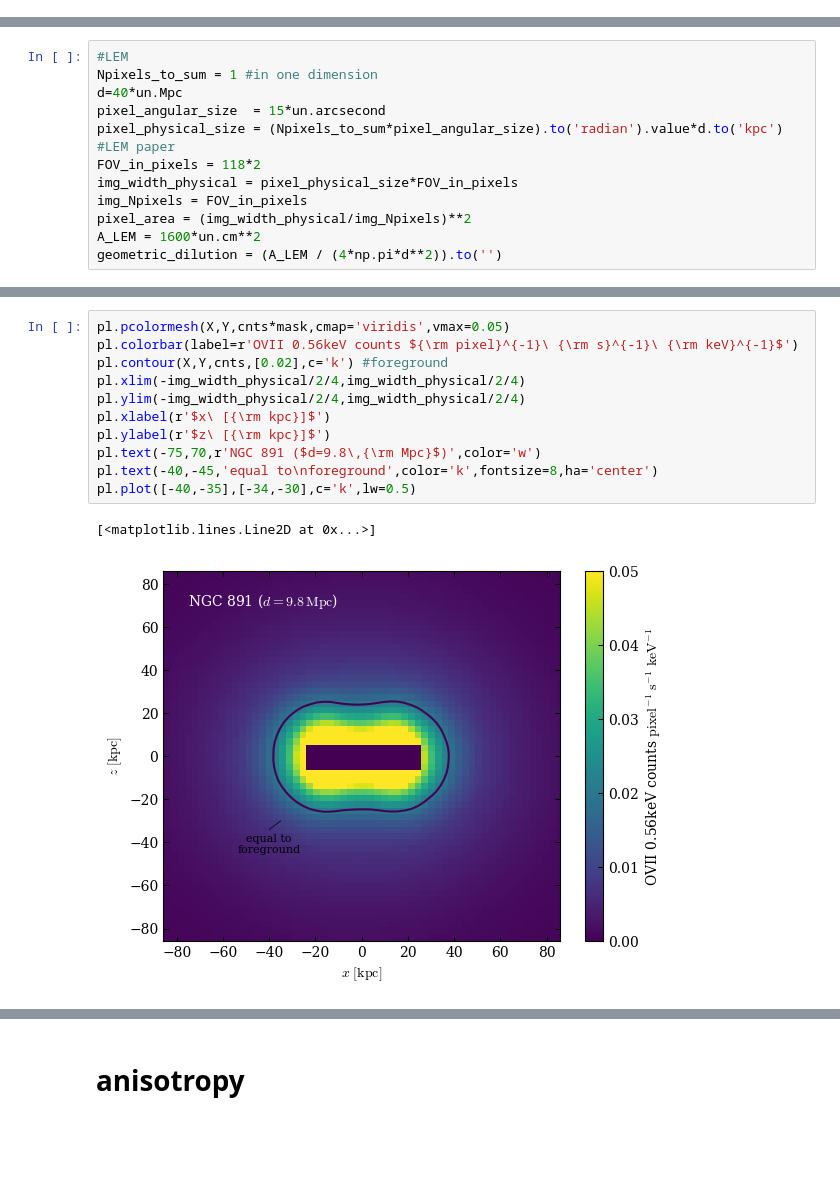
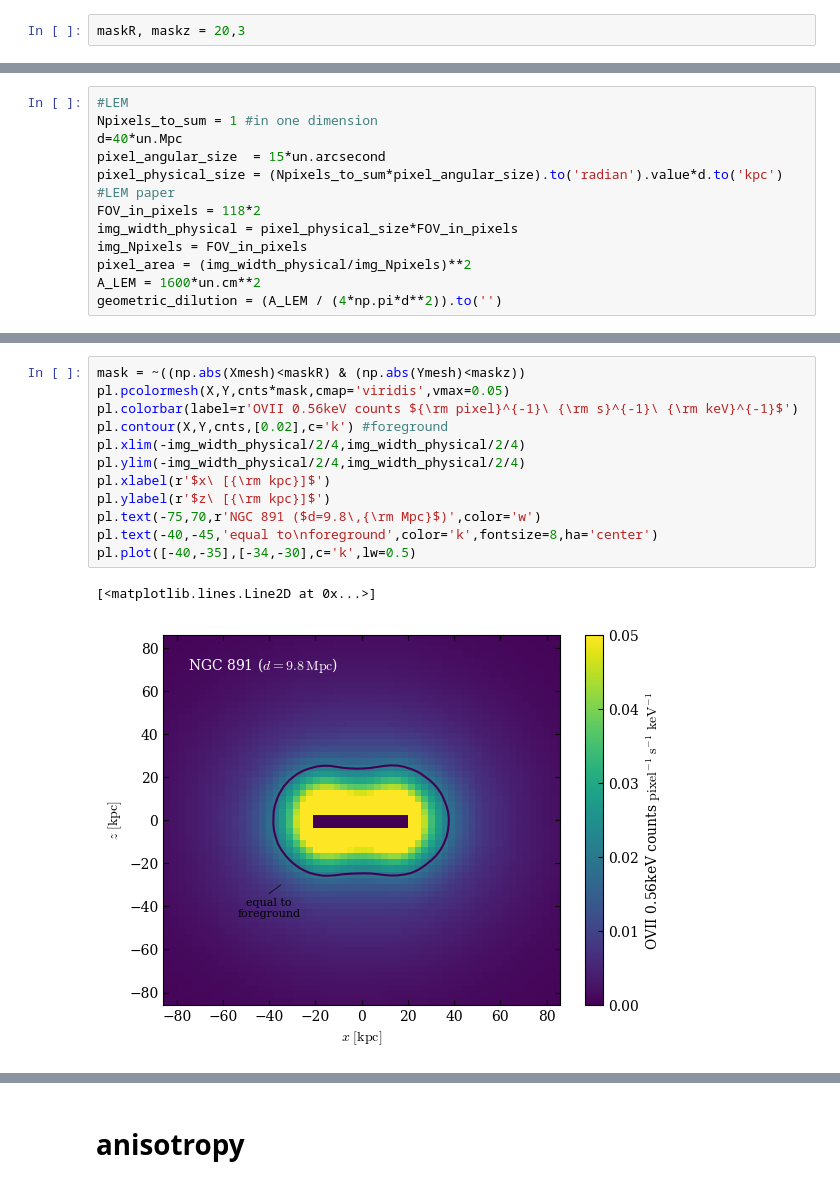
Before and after one commit to JonathanSternAstro/gizmo_analysis, a Jupyter notebook: ipynb/subsonic_solution/observables.ipynb, the cells around one changed output, grey strips where cells are left out. Cells and saved outputs as stored; diff of their text form; blank space fills up the shorter version.

```diff
--- a/ipynb/subsonic_solution/observables.ipynb
+++ b/ipynb/subsonic_solution/observables.ipynb
@@ -112 +113,3 @@ yt : [INFO     ] 2023-02-15 22:42:51,520 Making a FITS image of field kSZ_integr
+# %%
+maskR, maskz = 20,3
 # %%
@@ -190,17 +192,18 @@ yt : [INFO     ] 2023-02-15 22:47:09,548 Making a FITS image of field xray_emiss
 # %%
+mask = ~((np.abs(Xmesh)<maskR) & (np.abs(Ymesh)<maskz))
 pl.pcolormesh(X,Y,cnts*mask,cmap='viridis',vmax=0.05)
 pl.colorbar(label=r'OVII 0.56keV counts ${\rm pixel}^{-1}\ {\rm s}^{-1}\ {\rm keV}^{-1}$')
 pl.contour(X,Y,cnts,[0.02],c='k') #foreground
 pl.xlim(-img_width_physical/2/4,img_width_physical/2/4)
 pl.ylim(-img_width_physical/2/4,img_width_physical/2/4)
 pl.xlabel(r'$x\ [{\rm kpc}]$')
 pl.ylabel(r'$z\ [{\rm kpc}]$')
 pl.text(-75,70,r'NGC 891 ($d=9.8\,{\rm Mpc}$)',color='w')
 pl.text(-40,-45,'equal to\nforeground',color='k',fontsize=8,ha='center')
 pl.plot([-40,-35],[-34,-30],c='k',lw=0.5)
 # %% [output]
 [<matplotlib.lines.Line2D at 0x...>]
-[figure, old version]
+[figure, new version]
 # %%
 plot = yt.ProjectionPlot(ds, 0, ("gas","velocity_x"),weight_field=("gas", fld), center=center,
                          method="integrate",
```
Also changed, not shown: parts of 30 cells of this notebook, 2 other files.
